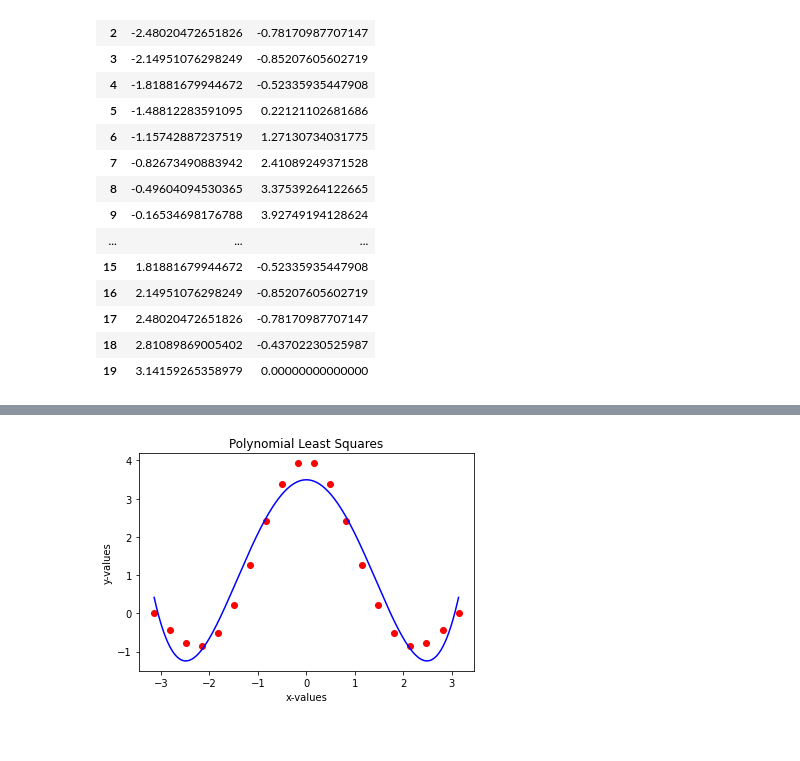
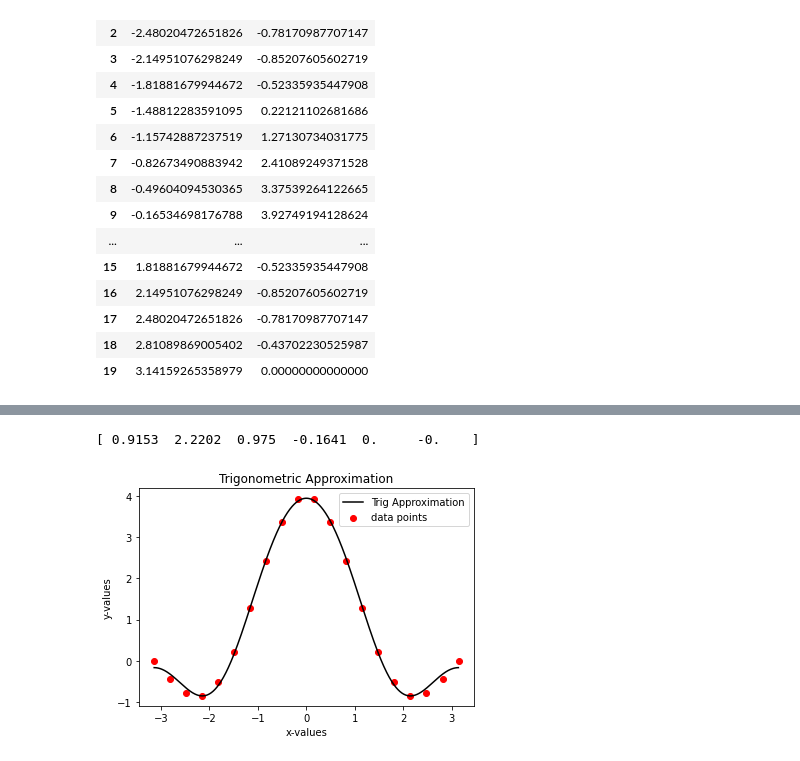
Before and after one commit to calebsiow0228/MATH-143M, a Jupyter notebook: Project-3/project3.ipynb, the cells around one changed output, grey strips where cells are left out. Cells and saved outputs as stored; diff of their text form; code cells hidden in the pictures.

```diff
--- a/Project-3/project3.ipynb
+++ b/Project-3/project3.ipynb
@@ -105,13 +69,36 @@ print(rounded)
 [ 0.1233 -0.     -1.5285  0.      3.495 ]
-# %%
-#smoothen the curve
-x_grid = np.arange(min(x), max(x), 0.0001)
-x_grid = x_grid.reshape(len(x_grid), 1)
-plt.scatter(x, y, color = 'red')
-plt.plot(x_grid, lr2.predict(poly_reg.fit_transform(x_grid)), color = 'blue')
-plt.title("Polynomial Least Squares")
-plt.xlabel("x-values")
-plt.ylabel("y-values")
-plt.show()
-# %% [output]
-[figure, removed]
+# %%
+#flatten the data points to be 1D
+xflat = x.flatten()
+yflat = y.flatten()
+# %%
+#pt.2
+#Calculating the coefficient values for the trigonometric polynomial
+#coef array is the pseudo inverse of the function
+#coef = inverse(A.T * A) * A.T * Y
+#A = [1, cos(x), cos(2x), cos(3x), sin(x), sin(2x)] -> array[[array]]
+A = np.array([np.ones(len(xflat)), np.cos(xflat), np.cos(2 * xflat), np.cos(3 * xflat), np.sin(xflat), np.sin(2 * xflat)])
+pinv = np.linalg.pinv(A)
+a = np.dot(pinv.T, y)
+#rounding to  4 decimal digits
+rounding = np.around(a, 4).flatten()
+#function to calculate the yvalue approximations
+def s(x):
+    return a[0] + a[1] * np.cos(x) + a[2] * np.cos(2 * x) + a[3] * np.cos(3 * x) + a[4] * np.sin(x) + a[5] * np.sin(2 * x)
+#arranging for smoother curve
+xval = np.arange(np.min(xflat), np.max(xflat), .01)
+print(rounding)
+# %% [output]
+[ 0.9153  2.2202  0.975  -0.1641  0.     -0.    ]
+# %%
+#plotting the figure
+plt.figure()
+plt.plot(xval, s(xval) , color='black', label = 'Trig Approximation')
+plt.title("Trigonometric Approximation")
+plt.xlabel("x-values")
+plt.ylabel("y-values")
+plt.scatter(x, y, color = 'red', label="data points")
+plt.legend(loc = "upper right")
+plt.show()
+# %% [output]
+[figure, added]
```
Also changed, not shown: parts of 6 cells of this notebook.
